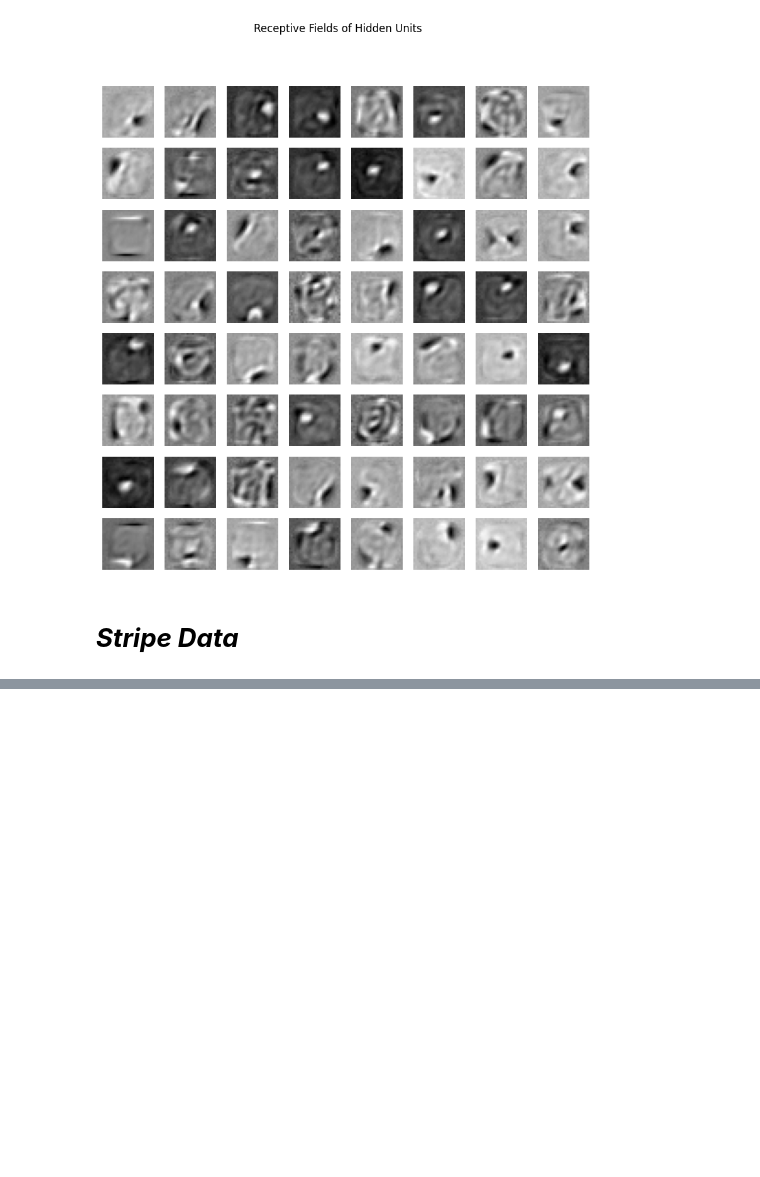
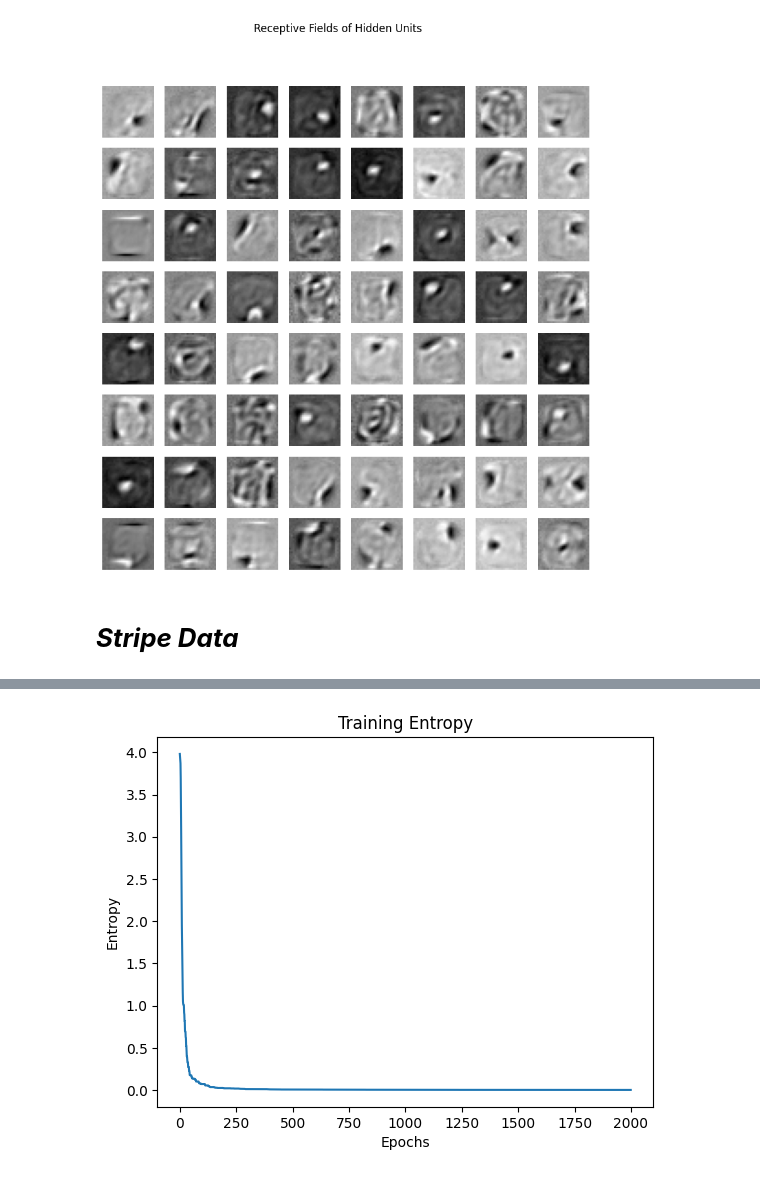
Before and after one commit to halilbayndir/ML_Physics, a Jupyter notebook: Restricted_Boltzmann_Machines.ipynb, the cells around one changed output, grey strips where cells are left out. Drawn from its saved outputs; the diff is of its cells as text; code cells hidden in the pictures; blank space fills up the shorter version.

```diff
--- a/Restricted_Boltzmann_Machines.ipynb
+++ b/Restricted_Boltzmann_Machines.ipynb
@@ -219,3 +234,11 @@ plt.show()
+# %%
+plt.plot(entropy_stripe)
+plt.xlabel('Epochs')
+plt.ylabel('Entropy')
+plt.title('Training Entropy')
+plt.show()
+# %% [output]
+[figure, added]
 # %%
 initial_pseudo_likelihood, final_pseudo_likelihood
 # %% [output]
```
Also changed, not shown: parts of 11 cells of this notebook.
